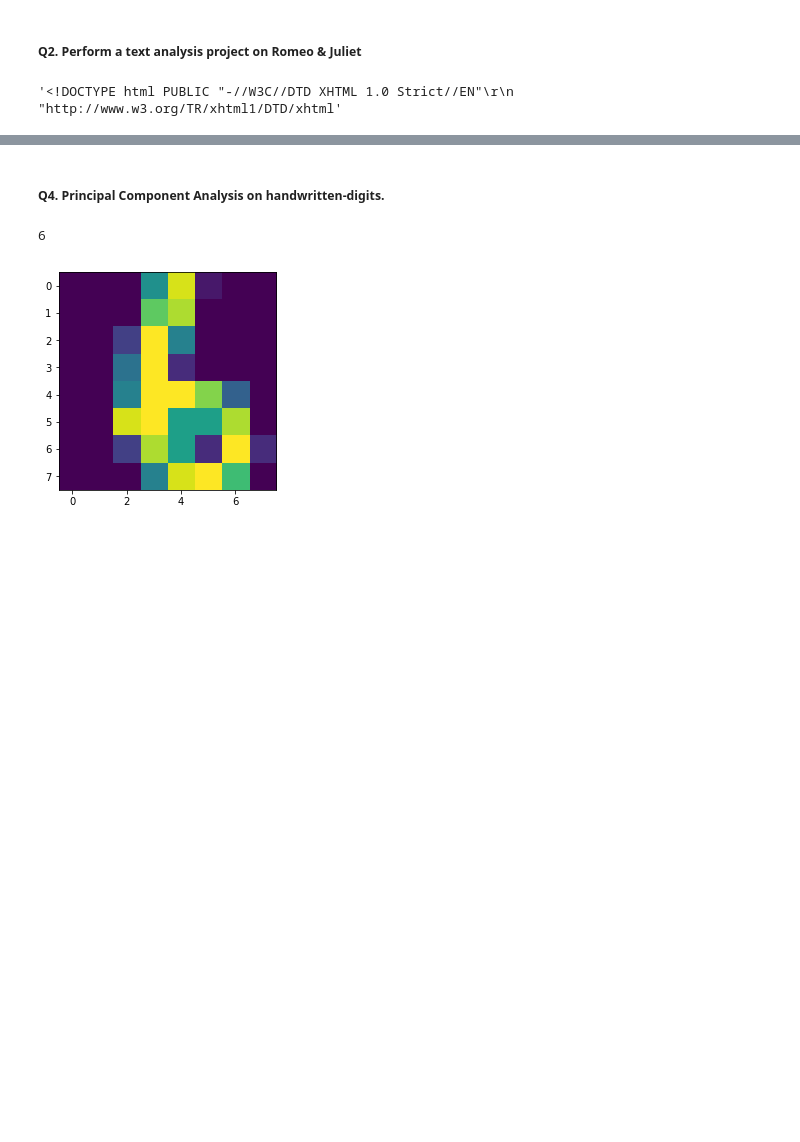
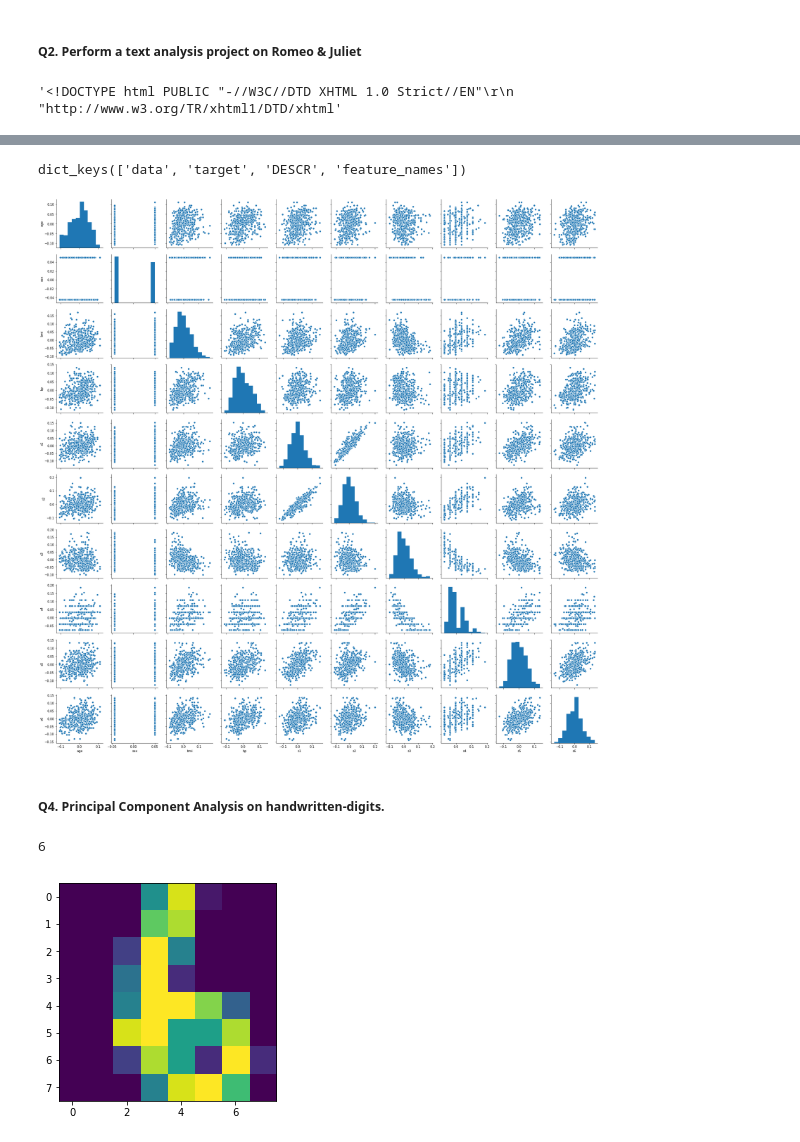
Before and after one commit to tduffy000/dse-i1020-midterm, a Jupyter notebook: midterm_questions.ipynb, the cells around one changed output, grey strips where cells are left out. Cells and saved outputs as stored; diff of their text form; code cells hidden in the pictures; blank space fills up the shorter version.

Commit message:
Update questions to include DataCamp style

```diff
--- a/midterm_questions.ipynb
+++ b/midterm_questions.ipynb
@@ -160,3 +156,24 @@ for s in tokens:
+# %%
+# load the diabetes dataset
+from sklearn.datasets import load_diabetes
+import seaborn as sns
+import pandas as pd
+data = load_diabetes()
+data.keys()
+# %% [output]
+dict_keys(['data', 'target', 'DESCR', 'feature_names'])
+# %%
+# create a pandas df from the dataset
+X = data['data']
+data_dict = {}
+for i in range(X.shape[1]):
+    data_dict[data['feature_names'][i]] = X[:,i]
+df = pd.DataFrame(data_dict)
+
+# make a pairplot of all the variables
+_ = sns.pairplot(df)
+# %% [output]
+[figure, added]
 # %% [markdown]
 ##### Q4. Principal Component Analysis on handwritten-digits.
 # %%
```
Also changed, not shown: parts of 23 cells of this notebook.
